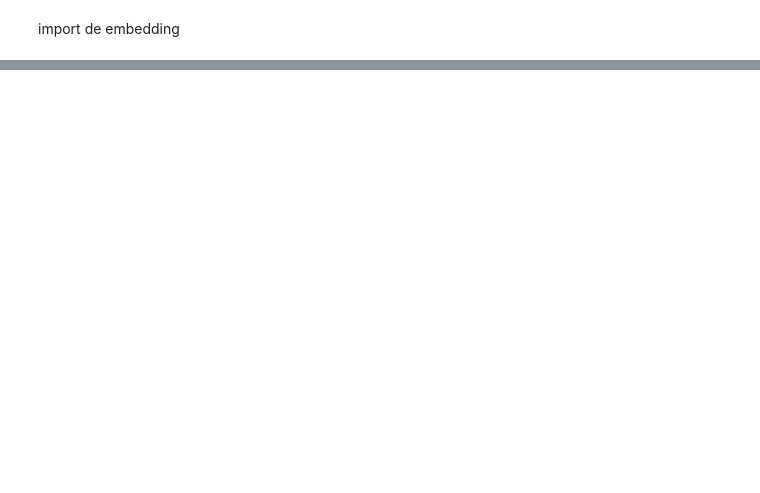
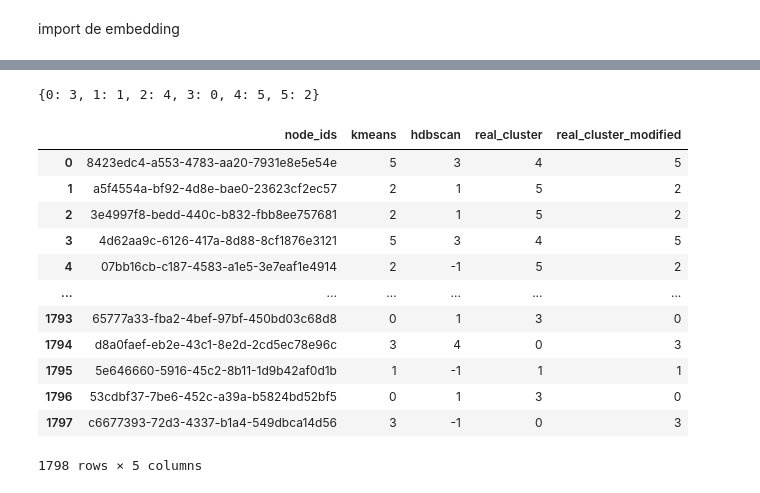
Before and after one commit to argelignacio/TRABAJO-PROFESIONAL-7599-, a Jupyter notebook: clustering/hdbscan/notebook_custom.ipynb, the cells around one changed output, grey strips where cells are left out. Cells and saved outputs as stored; diff of their text form; code cells hidden in the pictures; blank space fills up the shorter version.

```diff
--- a/clustering/hdbscan/notebook_custom.ipynb
+++ b/clustering/hdbscan/notebook_custom.ipynb
@@ -88,0 +132,20 @@ nodes_labels
+# %%
+mapping = nodes_labels.groupby("real_cluster").kmeans.mean().apply(lambda x: round(x)).to_dict()
+# %% [output]
+{0: 3, 1: 1, 2: 4, 3: 0, 4: 5, 5: 2}
+# %%
+nodes_labels["real_cluster_modified"] = nodes_labels.apply(lambda x: mapping.get(x.real_cluster), axis=1)
+# %% [output]
+|  | node_ids | kmeans | hdbscan | real_cluster | real_cluster_modified |
+| 0 | 8423edc4-a553-4783-aa20-7931e8e5e54e | 5 | 3 | 4 | 5 |
+| 1 | a5f4554a-bf92-4d8e-bae0-23623cf2ec57 | 2 | 1 | 5 | 2 |
+| 2 | 3e4997f8-bedd-440c-b832-fbb8ee757681 | 2 | 1 | 5 | 2 |
+| 3 | 4d62aa9c-6126-417a-8d88-8cf1876e3121 | 5 | 3 | 4 | 5 |
+| 4 | 07bb16cb-c187-4583-a1e5-3e7eaf1e4914 | 2 | -1 | 5 | 2 |
+| ... | ... | ... | ... | ... | ... |
+| 1793 | 65777a33-fba2-4bef-97bf-450bd03c68d8 | 0 | 1 | 3 | 0 |
+| 1794 | d8a0faef-eb2e-43c1-8e2d-2cd5ec78e96c | 3 | 4 | 0 | 3 |
+| 1795 | 5e646660-5916-45c2-8b11-1d9b42af0d1b | 1 | -1 | 1 | 1 |
+| 1796 | 53cdbf37-7be6-452c-a39a-b5824bd52bf5 | 0 | 1 | 3 | 0 |
+| 1797 | c6677393-72d3-4337-b1a4-549dbca14d56 | 3 | -1 | 0 | 3 |
+1798 rows × 5 columns
```
Also changed, not shown: parts of 11 cells of this notebook, 4 other files.
